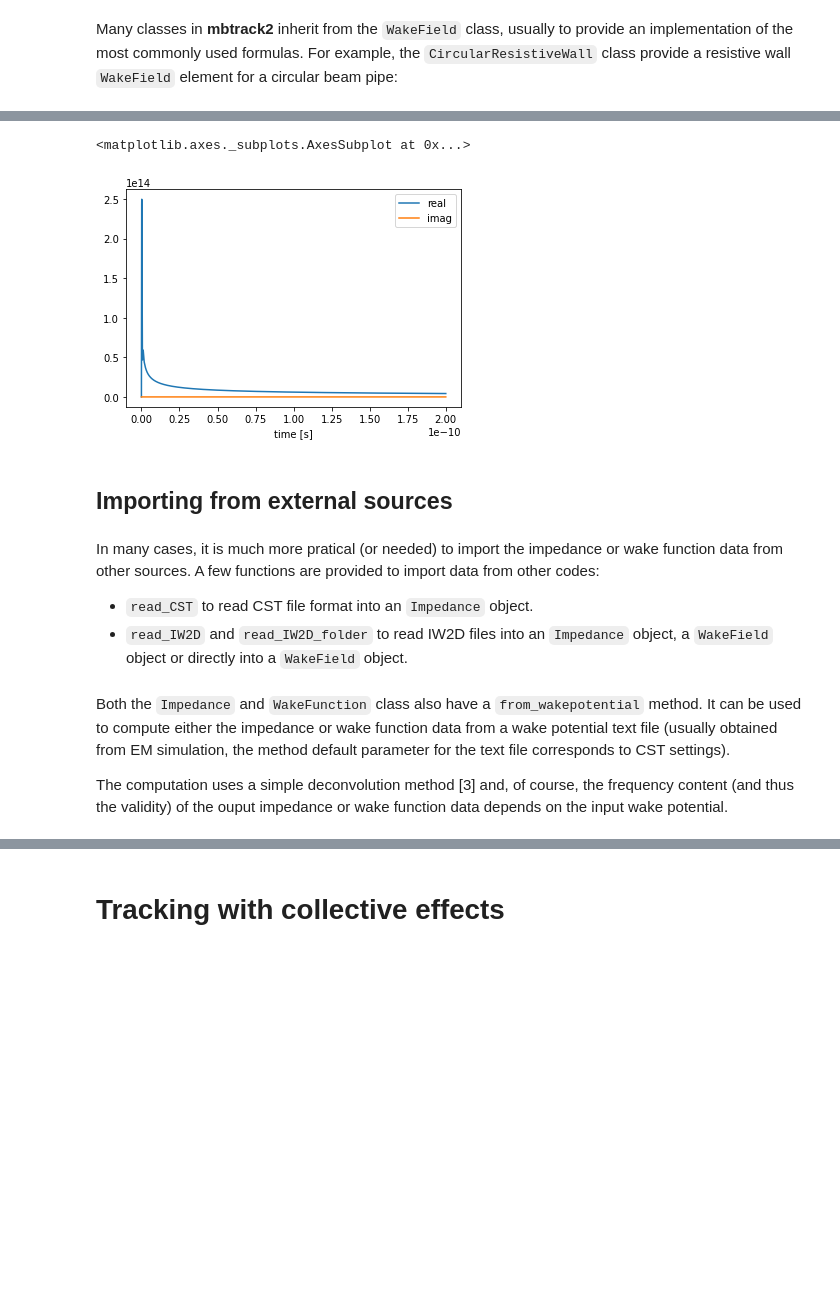
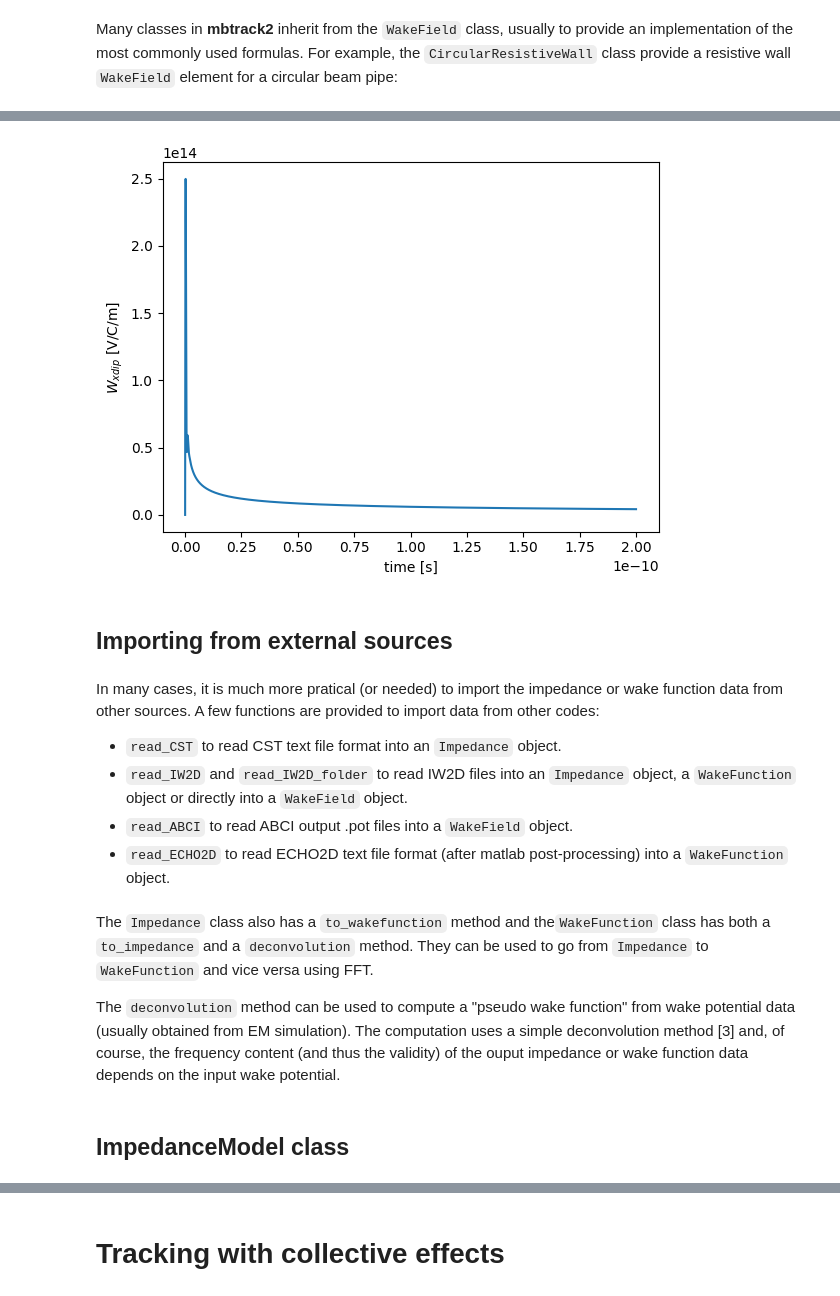
Before and after one commit to GamelinAl/mbtrack2_examples, a Jupyter notebook: mbtrack2_collective_effects.ipynb, the cells around one changed output, grey strips where cells are left out. Cells and saved outputs as stored; diff of their text form; code cells hidden in the pictures; blank space fills up the shorter version.

```diff
--- a/mbtrack2_collective_effects.ipynb
+++ b/mbtrack2_collective_effects.ipynb
@@ -284,15 +287,18 @@ rw.Zxdip.data.plot()
 # %%
-rw.Wxdip.data.plot()
+ax = rw.Wxdip.plot()
 # %% [output]
-<matplotlib.axes._subplots.AxesSubplot at 0x...>
-[figure, old version]
+[figure, new version]
 # %% [markdown]
 ## Importing from external sources
 # %% [markdown]
 In many cases, it is much more pratical (or needed) to import the impedance or wake function data from other sources. A few functions are provided to import data from other codes:
- * `read_CST` to read CST file format into an `Impedance` object.
- * `read_IW2D` and `read_IW2D_folder` to read IW2D files into an `Impedance` object, a `WakeField` object or directly into a `WakeField` object.
+ * `read_CST` to read CST text file format into an `Impedance` object.
+ * `read_IW2D` and `read_IW2D_folder` to read IW2D files into an `Impedance` object, a `WakeFunction` object or directly into a `WakeField` object.
+ * `read_ABCI` to read ABCI output .pot files into a `WakeField` object.
+ * `read_ECHO2D` to read ECHO2D text file format (after matlab post-processing) into a `WakeFunction` object.
 # %% [markdown]
-Both the `Impedance` and `WakeFunction` class also have a `from_wakepotential` method. It can be used to compute either the impedance or wake function data from a wake potential text file (usually obtained from EM simulation, the method default parameter for the text file corresponds to CST settings).
+The `Impedance` class also has a `to_wakefunction` method and the`WakeFunction` class has both a `to_impedance` and a `deconvolution` method. They can be used to go from `Impedance` to `WakeFunction` and vice versa using FFT.
 
-The computation uses a simple deconvolution method [3] and, of course, the frequency content (and thus the validity) of the ouput impedance or wake function data depends on the input wake potential.
+The `deconvolution` method can be used to compute a "pseudo wake function" from wake potential data (usually obtained from EM simulation). The computation uses a simple deconvolution method [3] and, of course, the frequency content (and thus the validity) of the ouput impedance or wake function data depends on the input wake potential.
+# %% [markdown]
+## ImpedanceModel class
```
Also changed, not shown: parts of 56 cells of this notebook.
